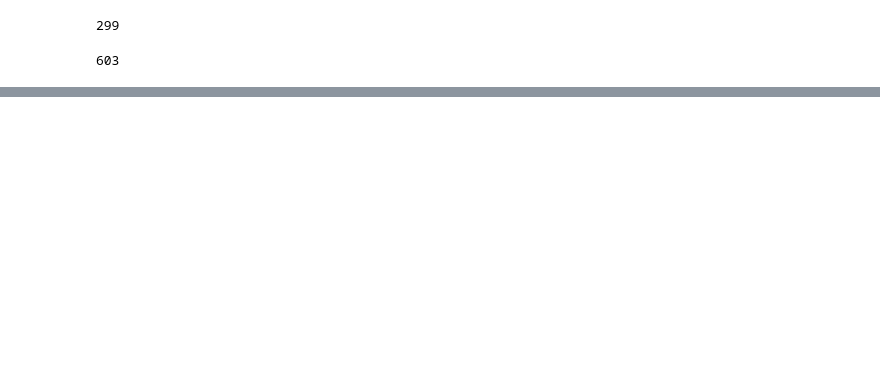
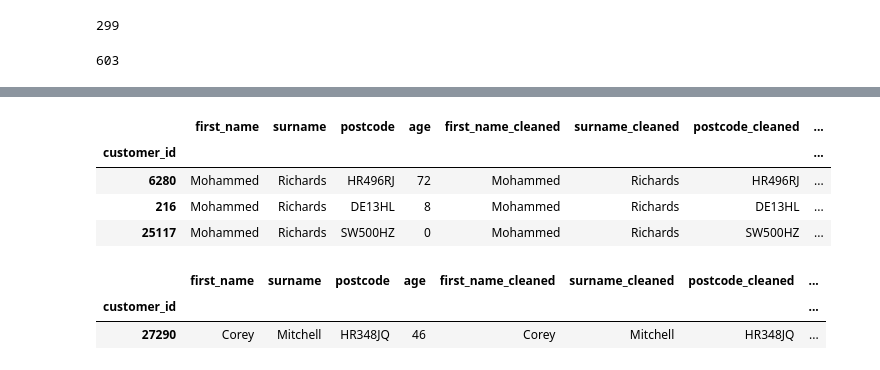
Before and after one commit to SheltonCarvallo/DataModeling-Duplicates, a Jupyter notebook: data_modeling.ipynb, the cells around one changed output, grey strips where cells are left out. Drawn from its saved outputs; the diff is of its cells as text; code cells hidden in the pictures; blank space fills up the shorter version.

```diff
--- a/data_modeling.ipynb
+++ b/data_modeling.ipynb
@@ -1838,0 +1986,14 @@ len(matches_unsupervised_result)
+# %%
+df_cust_crm_deduped[(df_cust_crm_deduped['first_name_cleaned'] == 'Mohammed') & (df_cust_crm_deduped['surname_cleaned'] == 'Richards')]
+# %% [output]
+|  | first_name | surname | postcode | age | first_name_cleaned | surname_cleaned | postcode_cleaned | ... |
+| customer_id |  |  |  |  |  |  |  | ... |
+| 6280 | Mohammed | Richards | HR496RJ | 72 | Mohammed | Richards | HR496RJ | ... |
+| 216 | Mohammed | Richards | DE13HL | 8 | Mohammed | Richards | DE13HL | ... |
+| 25117 | Mohammed | Richards | SW500HZ | 0 | Mohammed | Richards | SW500HZ | ... |
+# %%
+df_cust_crm_deduped[(df_cust_crm_deduped['first_name_cleaned'] == 'Corey') & (df_cust_crm_deduped['surname_cleaned'] == 'Mitchell')]
+# %% [output]
+|  | first_name | surname | postcode | age | first_name_cleaned | surname_cleaned | postcode_cleaned | ... |
+| customer_id |  |  |  |  |  |  |  | ... |
+| 27290 | Corey | Mitchell | HR348JQ | 46 | Corey | Mitchell | HR348JQ | ... |
```
Also changed, not shown: parts of 171 cells of this notebook.
